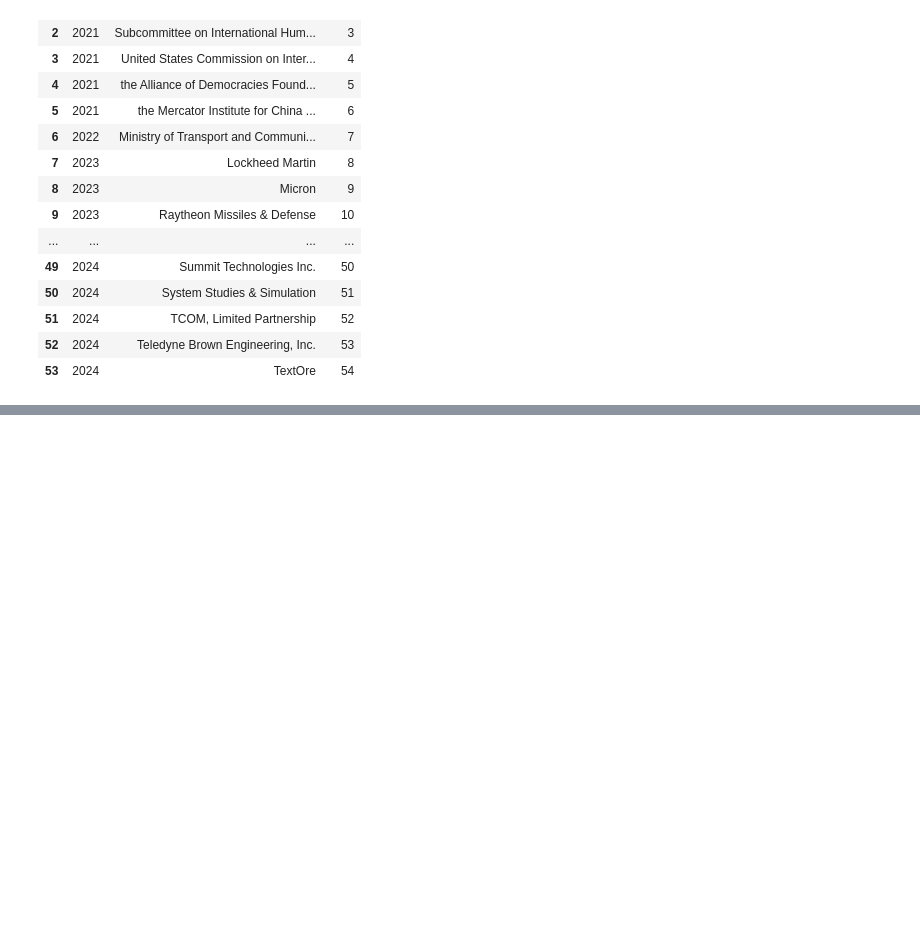
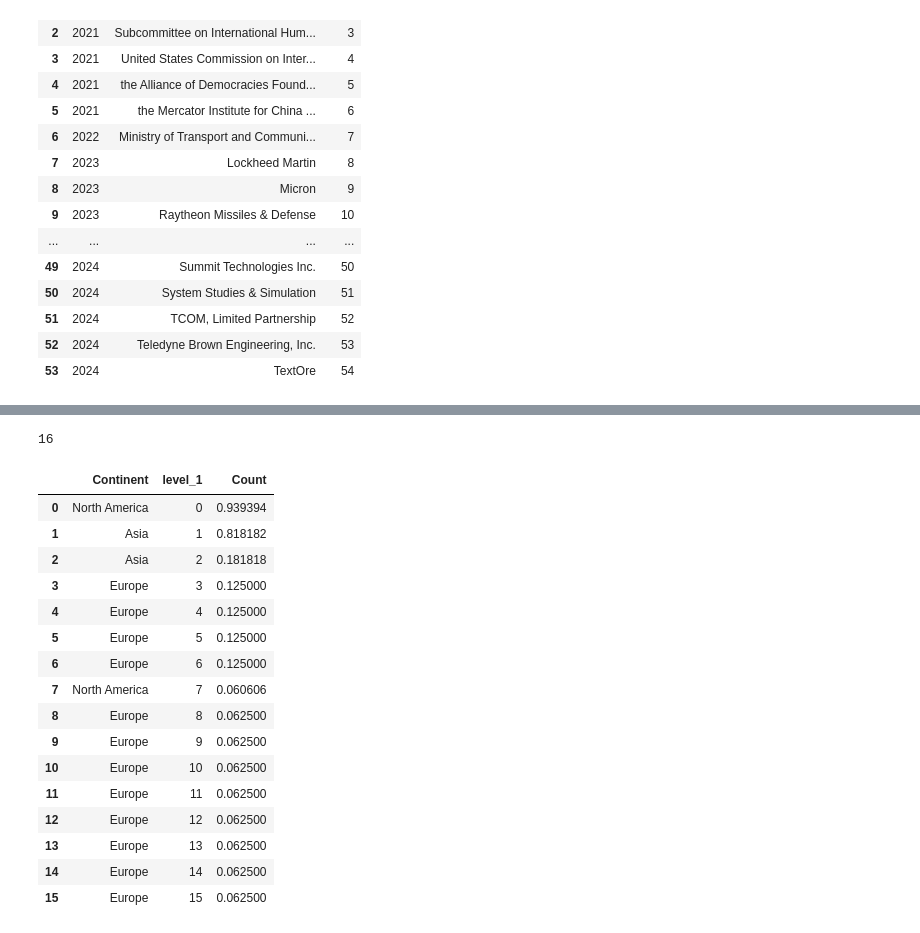
Before and after one commit to pnadelofficial/bohman_china_sanctions, a Jupyter notebook: testing.ipynb, the cells around one changed output, grey strips where cells are left out. Cells and saved outputs as stored; diff of their text form; code cells hidden in the pictures; blank space fills up the shorter version.

```diff
--- a/testing.ipynb
+++ b/testing.ipynb
@@ -286,0 +387,24 @@ fig.show() # not sure why date not working
+# %%
+len(percentages)
+# %% [output]
+16
+# %%
+percentages
+# %% [output]
+|  | Continent | level_1 | Count |
+| 0 | North America | 0 | 0.939394 |
+| 1 | Asia | 1 | 0.818182 |
+| 2 | Asia | 2 | 0.181818 |
+| 3 | Europe | 3 | 0.125000 |
+| 4 | Europe | 4 | 0.125000 |
+| 5 | Europe | 5 | 0.125000 |
+| 6 | Europe | 6 | 0.125000 |
+| 7 | North America | 7 | 0.060606 |
+| 8 | Europe | 8 | 0.062500 |
+| 9 | Europe | 9 | 0.062500 |
+| 10 | Europe | 10 | 0.062500 |
+| 11 | Europe | 11 | 0.062500 |
+| 12 | Europe | 12 | 0.062500 |
+| 13 | Europe | 13 | 0.062500 |
+| 14 | Europe | 14 | 0.062500 |
+| 15 | Europe | 15 | 0.062500 |
```
Also changed, not shown: parts of 7 cells of this notebook, 11 other files.
